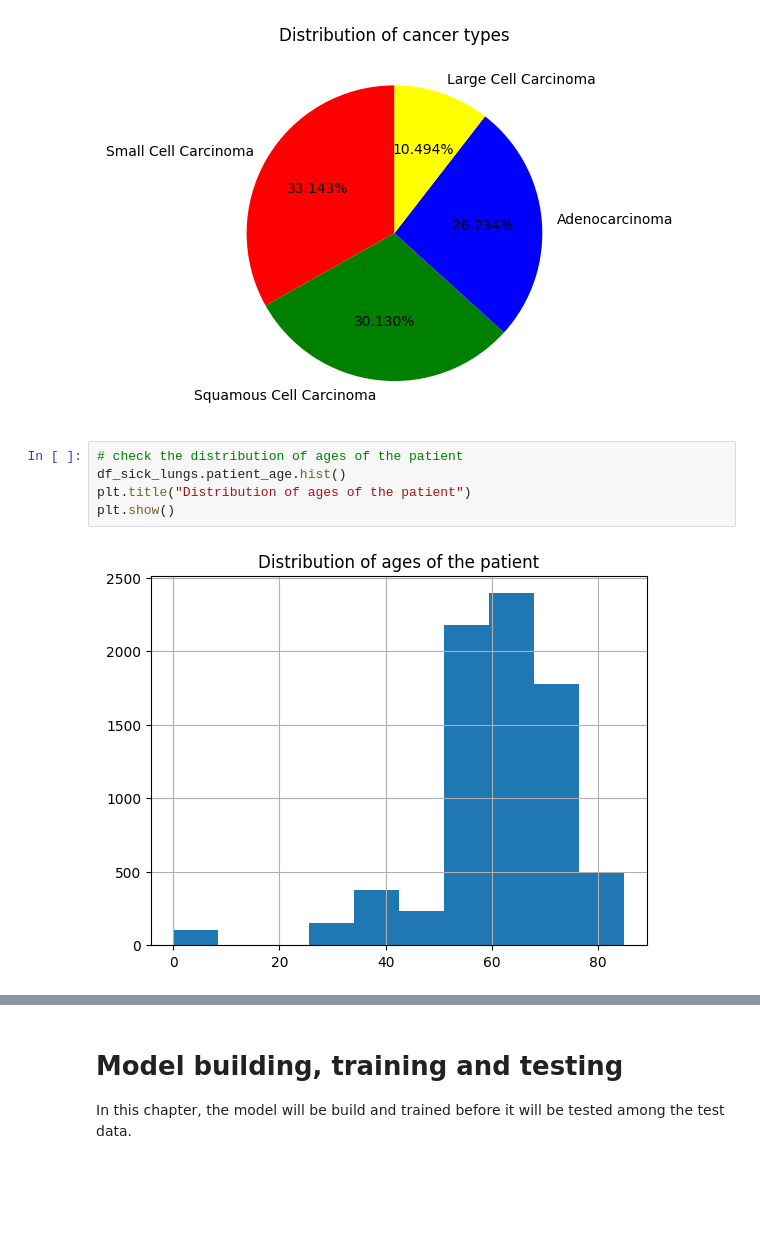
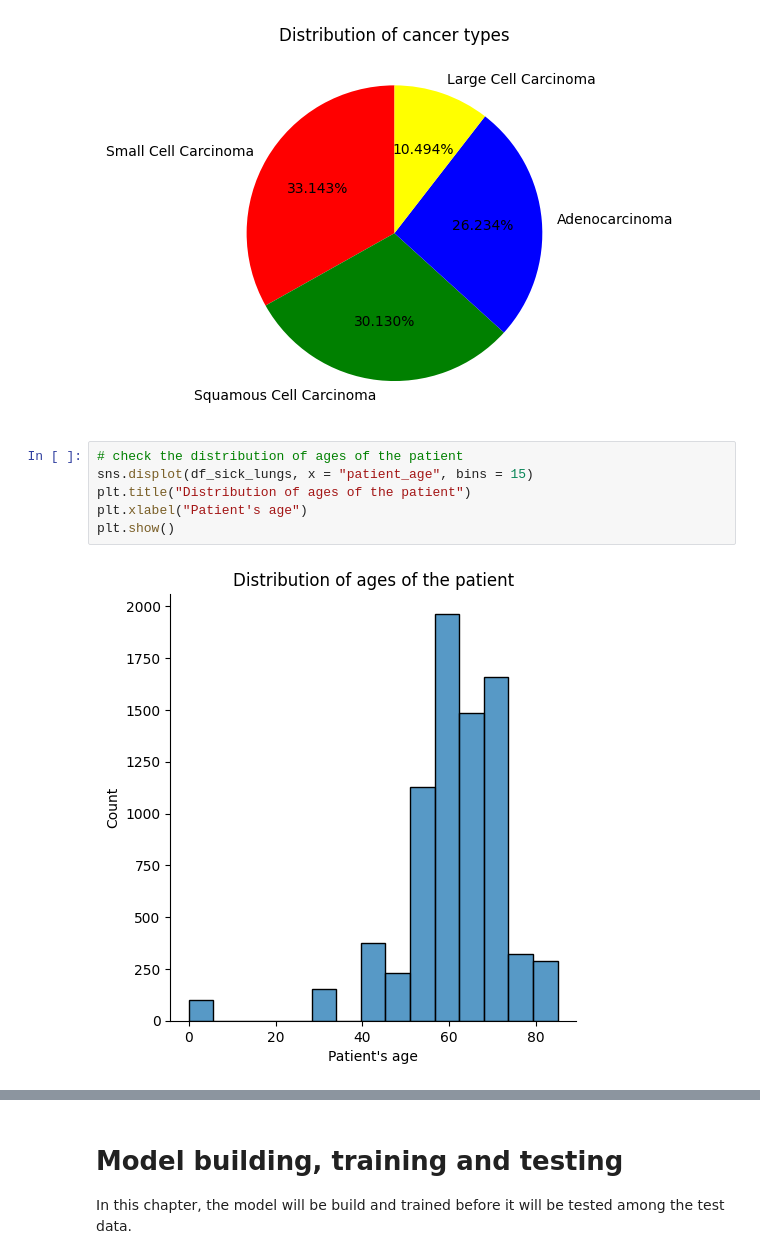
Before and after one commit to arondejong99/final-project-elu, a Jupyter notebook: final-project.ipynb, the cells around one changed output, grey strips where cells are left out. Saved outputs shown, nothing was run; the diff lists cells and outputs as text; blank space fills up the shorter version.

```diff
--- a/final-project.ipynb
+++ b/final-project.ipynb
@@ -458,10 +475,11 @@ functions_project.distributionPlot(df_sick_lungs.cancer_type, colors, labels, ti
 [figure]
 # %%
 # check the distribution of ages of the patient
-df_sick_lungs.patient_age.hist()
+sns.displot(df_sick_lungs, x = "patient_age", bins = 15)
 plt.title("Distribution of ages of the patient")
+plt.xlabel("Patient's age")
 plt.show()
 # %% [output]
-[figure, old version]
+[figure, new version]
 # %%
 # Check the distribution of the tumore size of the patients
```
Also changed, not shown: parts of 21 cells of this notebook.
